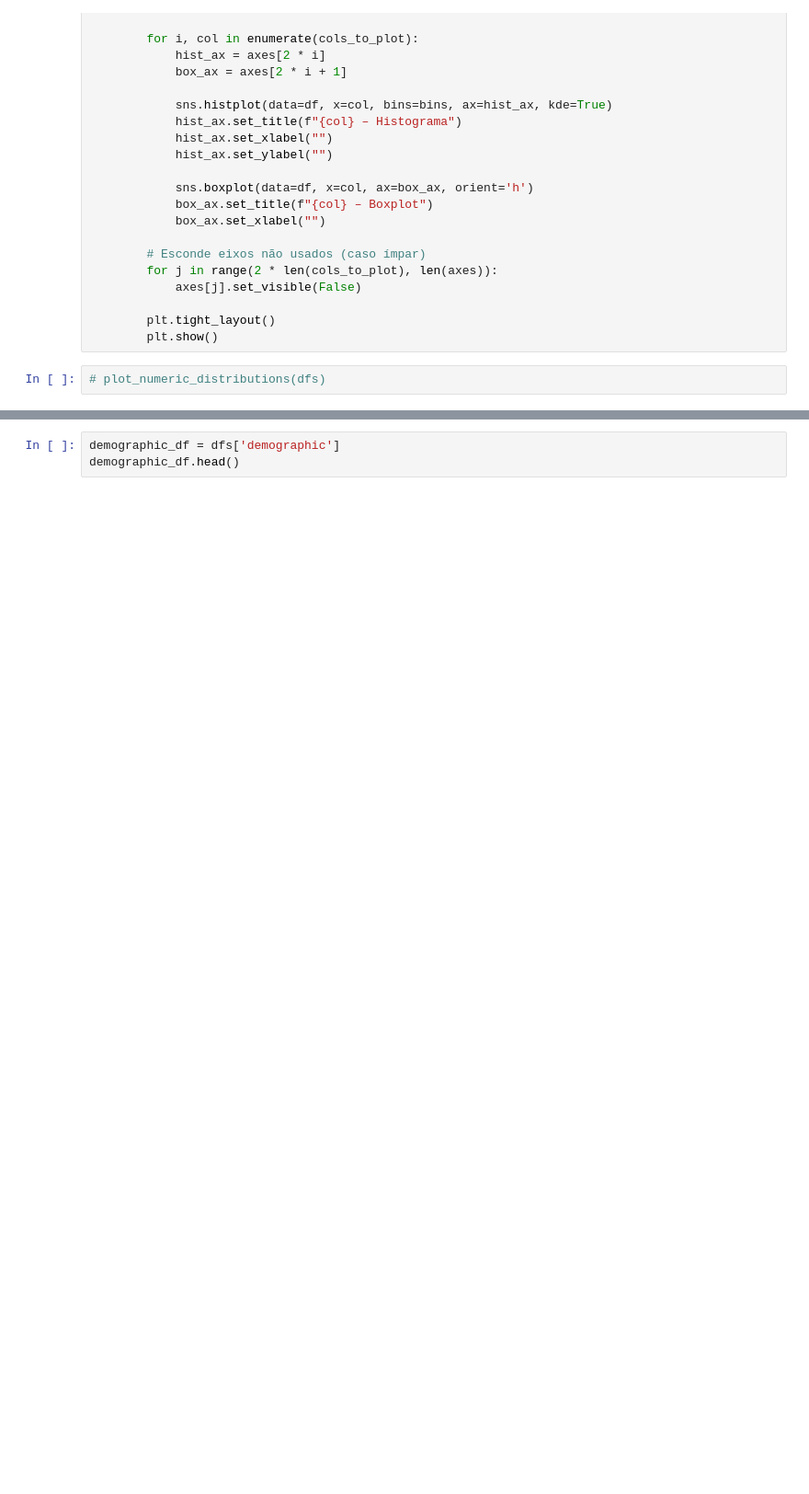
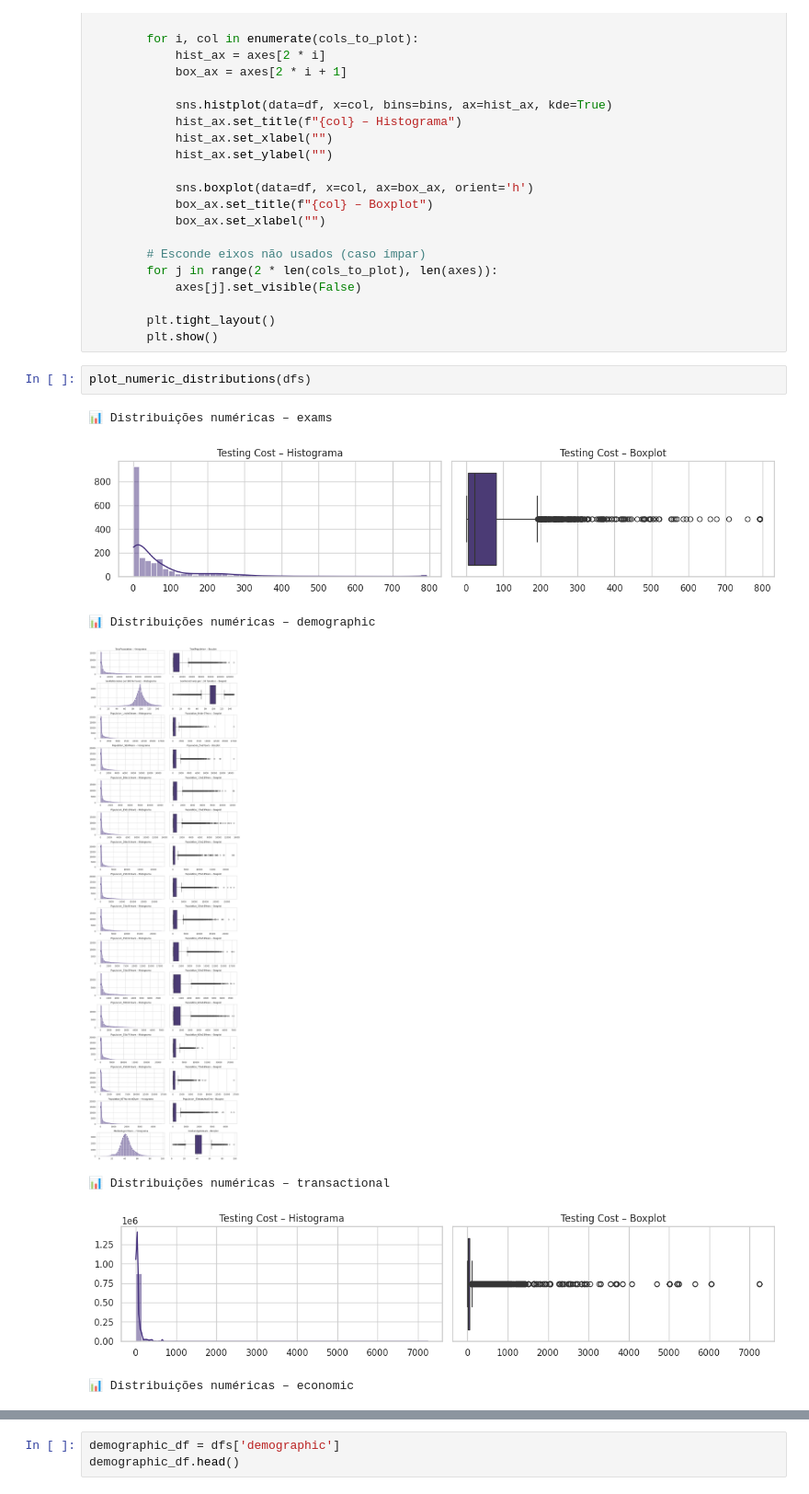
Before and after one commit to ezschneider/labs-strategic-expansion, a Jupyter notebook: notebooks/02_eda.ipynb, the cells around one changed output, grey strips where cells are left out. Shown at 92% size. Drawn from its saved outputs; the diff is of its cells as text; blank space fills up the shorter version.

```diff
--- a/notebooks/02_eda.ipynb
+++ b/notebooks/02_eda.ipynb
@@ -75,4 +75,12 @@ def plot_numeric_distributions(dfs: dict[str, pd.DataFrame], max_cols: int = 2,
         plt.tight_layout()
         plt.show()
 # %%
-# plot_numeric_distributions(dfs)
+plot_numeric_distributions(dfs)
+# %% [output]
+📊 Distribuições numéricas – exams
+[figure, added]
+📊 Distribuições numéricas – demographic
+[figure, added]
+📊 Distribuições numéricas – transactional
+[figure, added]
+📊 Distribuições numéricas – economic
```
Also changed, not shown: parts of 5 cells of this notebook, 6 other files.
